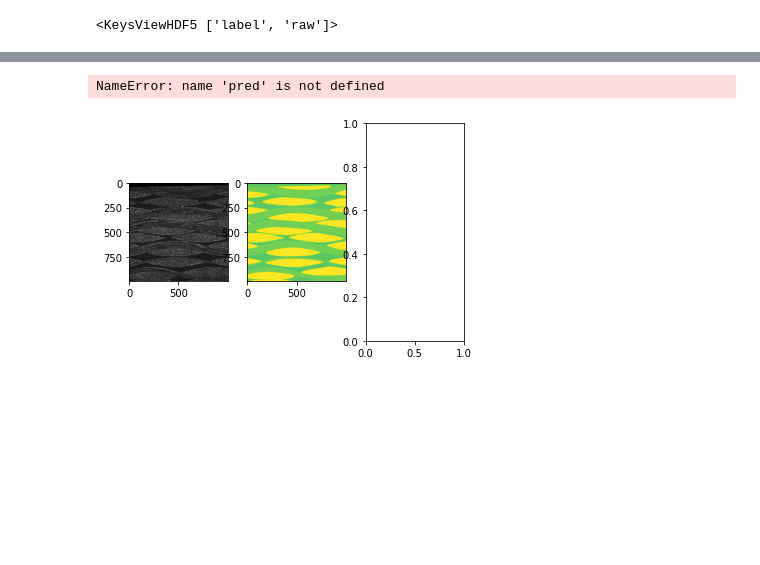
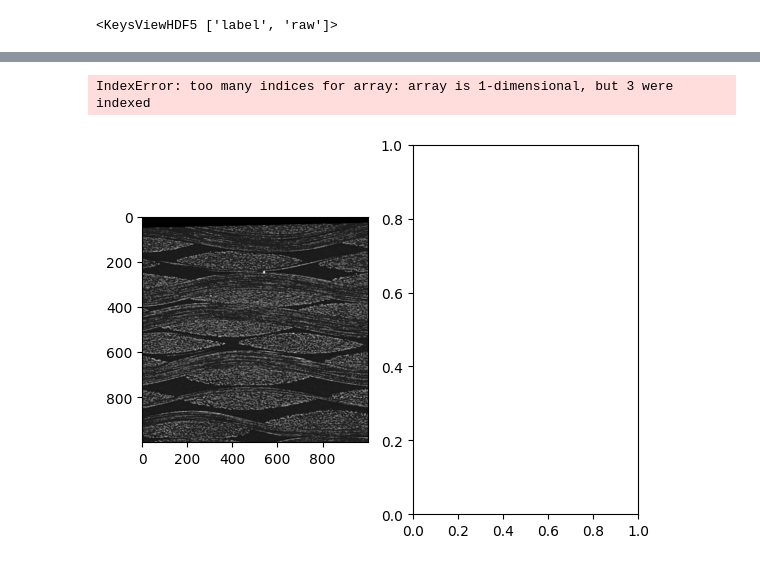
Before and after one commit to choROPeNt/3dseg, a Jupyter notebook: notebooks/vol_show.ipynb, the cells around one changed output, grey strips where cells are left out. Cells and saved outputs as stored; diff of their text form; code cells hidden in the pictures; blank space fills up the shorter version.

```diff
--- a/notebooks/vol_show.ipynb
+++ b/notebooks/vol_show.ipynb
@@ -5,8 +29,8 @@ import numpy as np
 # %%
 
 
-f1 = h5py.File(os.path.join('..','data','BIIAX','val','Biax_type285_img_0001-0050.hdf5'), 'r')
-
+# f1 = h5py.File(os.path.join('..','data','BIIAX','val','Biax_type285_img_0001-0050.hdf5'), 'r')
+f1 = h5py.File(os.path.join('..','Biax_type285_img_0001-0050.hdf5'), 'r')
 print(f1.keys())
 # %% [output]
 <KeysViewHDF5 ['label', 'raw']>
@@ -23,18 +101,18 @@ print(label.shape)
 # %%
-fig, ax = plt.subplots(1,3)
+fig, ax = plt.subplots(1,2)
 slice = 10
 ax[0].imshow(vol[slice,:,:],cmap='gray')
-ax[1].imshow(label[slice,:,:])
-ax[2].imshow(pred[slice,:,:])
+ax[1].imshow(label2[slice,:,:])
+# ax[2].imshow(pred[slice,:,:])
 
 ax[0].title.set_text('CT-Data')
 ax[1].title.set_text('GroundTruth')
-ax[2].title.set_text('Prediction')
+# ax[2].title.set_text('Prediction')
 ax[0].axis('off')
 ax[1].axis('off')
-ax[2].axis('off')
+# ax[2].axis('off')
 # plot = ax[2].pcolor(pred[slice,:,:])
 # fig.colorbar(plot)
 # %% [output]
-NameError: name 'pred' is not defined
+IndexError: too many indices for array: array is 1-dimensional, but 3 were indexed
-[figure, old version]
+[figure, new version]
```
Also changed, not shown: parts of 9 cells of this notebook, 1 other file.
